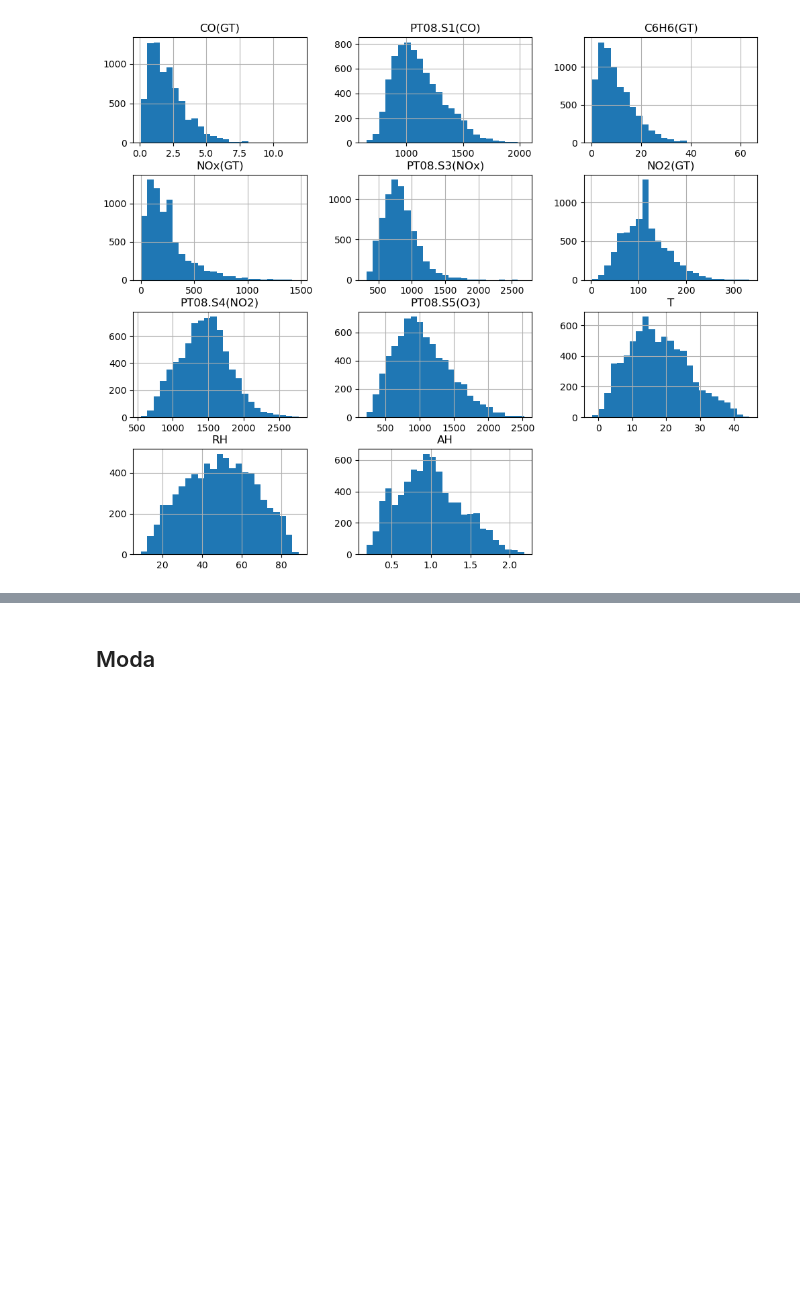
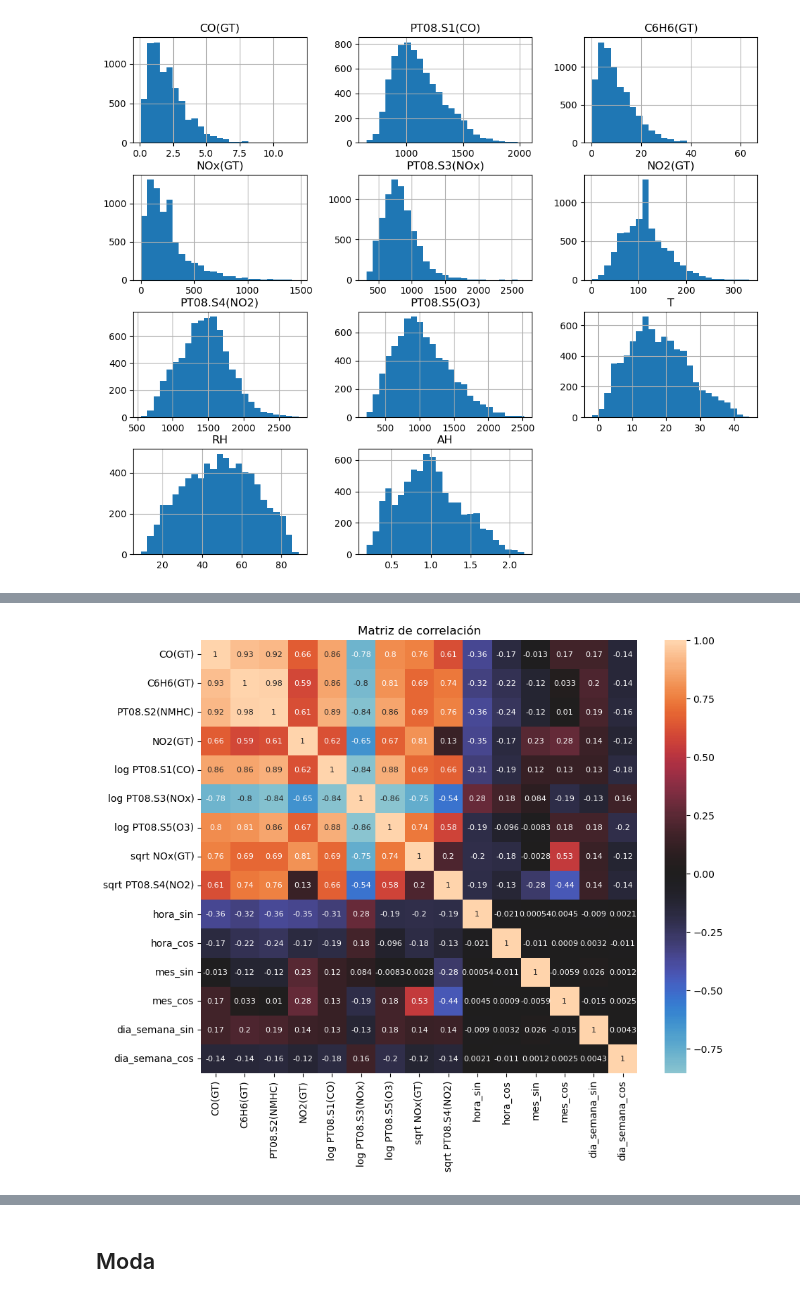
Before and after one commit to JuanPabloRodriguezC/rec_patrones_lab, a Jupyter notebook: Proyecto/proyecto.ipynb, the cells around one changed output, grey strips where cells are left out. Cells and saved outputs as stored; diff of their text form; code cells hidden in the pictures; blank space fills up the shorter version.

```diff
--- a/Proyecto/proyecto.ipynb
+++ b/Proyecto/proyecto.ipynb
@@ -291,0 +295,8 @@ NameError: name 'calidad_aire_preprocesado' is not defined
+# %%
+# Assuming you have a datetime column called 'fecha' or 'timestamp'
+calidad_aire_tiempo['año'] = calidad_aire_tiempo['datetime'].dt.year
+calidad_aire_tiempo['mes'] = calidad_aire_tiempo['datetime'].dt.month
+calidad_aire_tiempo['dia'] = calidad_aire_tiempo['datetime'].dt.day
+calidad_aire_tiempo['dia_semana'] = calidad_aire_tiempo['datetime'].dt.dayofweek  # 0=Monday, 6=Sunday
+calidad_aire_tiempo['hora'] = calidad_aire_tiempo['datetime'].dt.hour
+calidad_aire_tiempo['minuto'] = calidad_aire_tiempo['datetime'].dt.minute
@@ -291,0 +305,13 @@ NameError: name 'calidad_aire_preprocesado' is not defined
+# %%
+calidad_aire_tiempo['hora_sin'] = np.sin(2 * np.pi * calidad_aire_tiempo['hora'] / 24)
+calidad_aire_tiempo['hora_cos'] = np.cos(2 * np.pi * calidad_aire_tiempo['hora'] / 24)
+
+
+calidad_aire_tiempo['mes_sin'] = np.sin(2 * np.pi * calidad_aire_tiempo['mes'] / 12)
+calidad_aire_tiempo['mes_cos'] = np.cos(2 * np.pi * calidad_aire_tiempo['mes'] / 12)
+
+
+calidad_aire_tiempo['dia_semana_sin'] = np.sin(2 * np.pi * calidad_aire_tiempo['dia_semana'] / 7)
+calidad_aire_tiempo['dia_semana_cos'] = np.cos(2 * np.pi * calidad_aire_tiempo['dia_semana'] / 7)
+# %%
+calidad_aire_tiempo.drop(['datetime', 'mes', 'dia_semana', 'hora', 'minuto'], axis=1, inplace=True)
@@ -291,0 +327,9 @@ NameError: name 'calidad_aire_preprocesado' is not defined
+# %%
+calidad_aire_preprocesado = pd.concat([calidad_aire_num, calidad_aire_tiempo], axis=1)
+# %%
+plt.figure(figsize=(10,8))
+sns.heatmap(calidad_aire_preprocesado.corr(), annot=True, annot_kws={"size": 8}, center=0)
+plt.title("Matriz de correlación")
+plt.show()
+# %% [output]
+[figure, new version]
```
Also changed, not shown: parts of 27 cells of this notebook.
